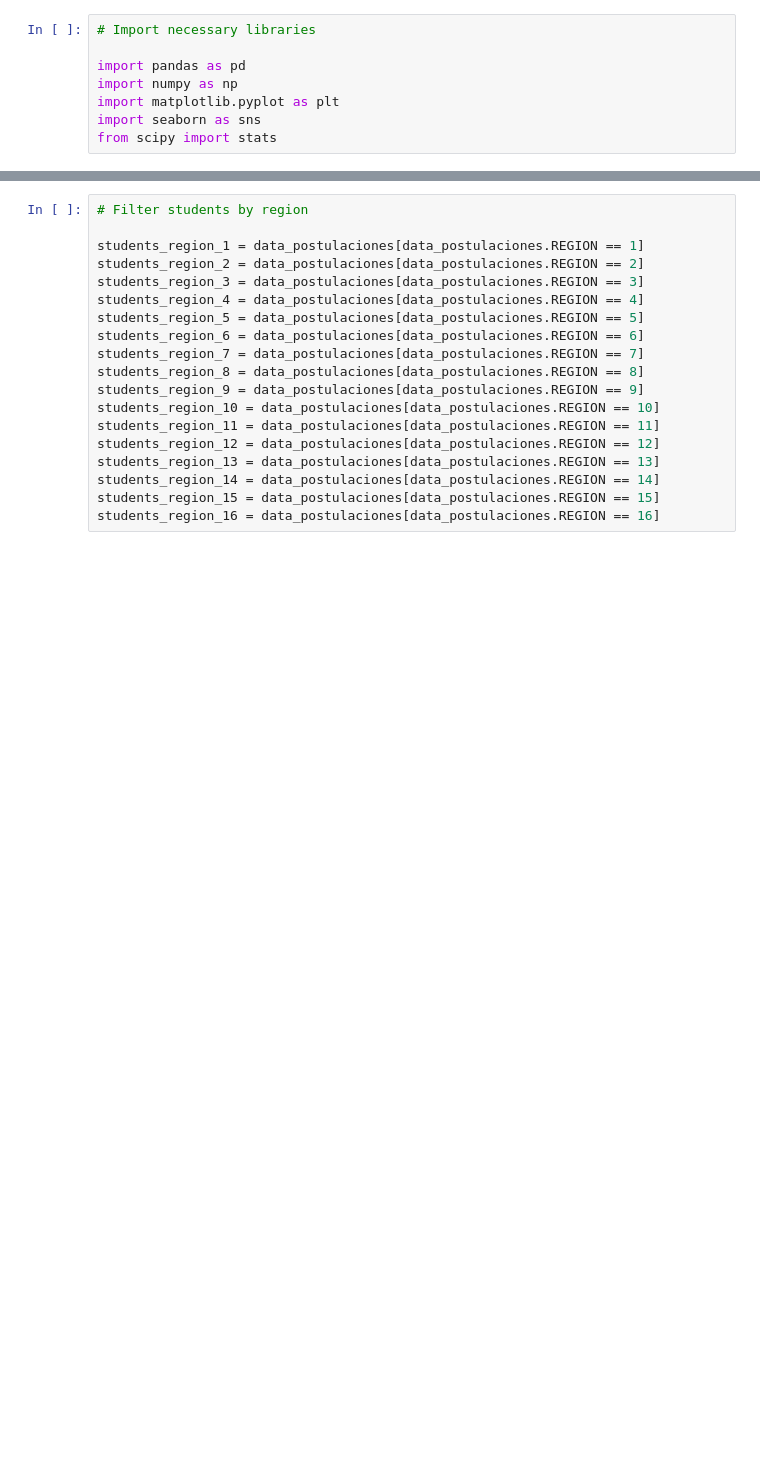
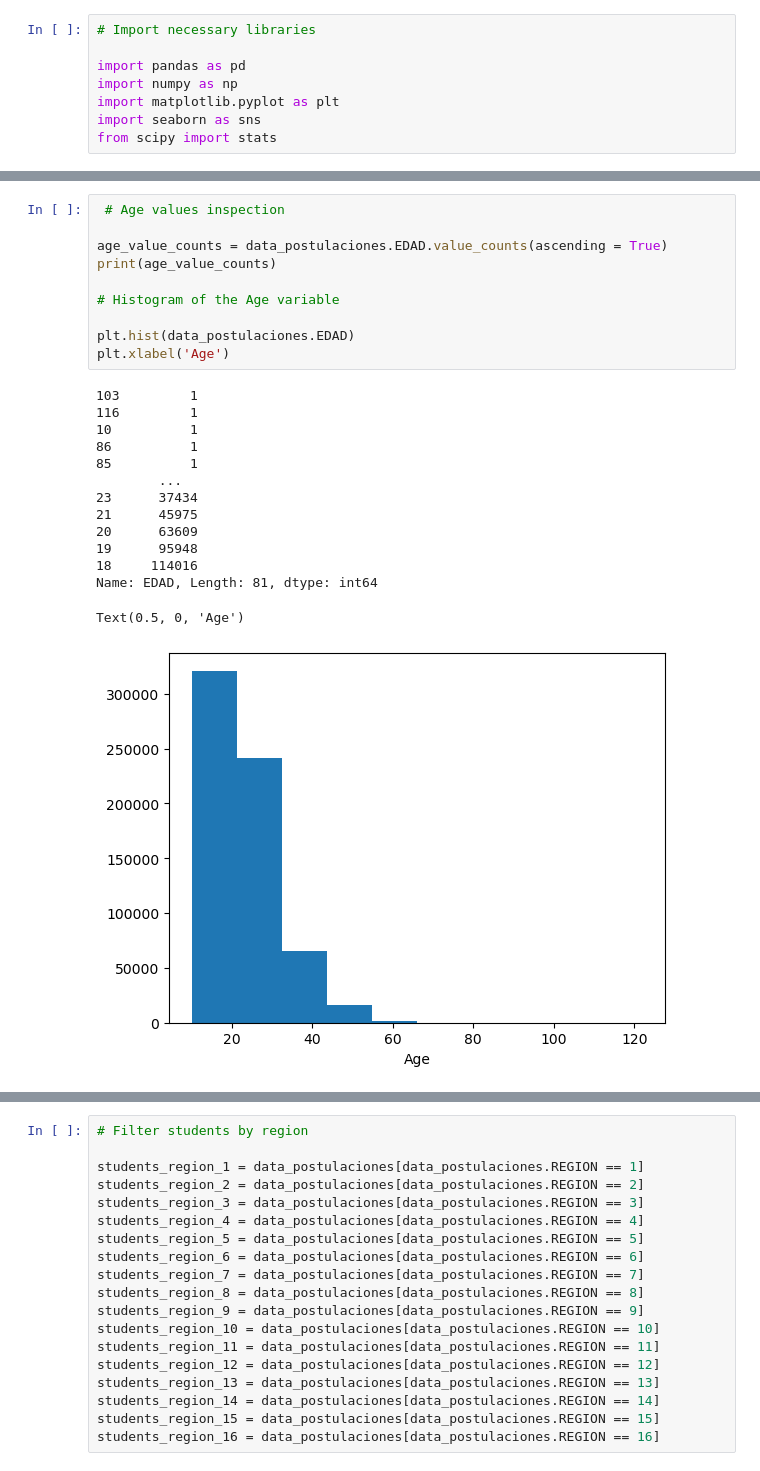
Before and after one commit to Claudio-AhumadaL/Chilean-State-Scholarship-Apllications-Data-2022, a Jupyter notebook: Data_postulacionesBecas_Claudio-AhumadaL.ipynb, the cells around one changed output, grey strips where cells are left out. Drawn from its saved outputs; the diff is of its cells as text; blank space fills up the shorter version.

```diff
--- a/Data_postulacionesBecas_Claudio-AhumadaL.ipynb
+++ b/Data_postulacionesBecas_Claudio-AhumadaL.ipynb
@@ -50 +68,26 @@ data_postulaciones = data_postulaciones[data_postulaciones["NEM"] > 100]
+# %%
+ # Age values inspection
+
+age_value_counts = data_postulaciones.EDAD.value_counts(ascending = True)
+print(age_value_counts)
+
+# Histogram of the Age variable
+
+plt.hist(data_postulaciones.EDAD)
+plt.xlabel('Age')
+# %% [output]
+103         1
+116         1
+10          1
+86          1
+85          1
+        ...
+23      37434
+21      45975
+20      63609
+19      95948
+18     114016
+Name: EDAD, Length: 81, dtype: int64
+Text(0.5, 0, 'Age')
+[figure, added]
 # %%
```
Also changed, not shown: parts of 13 cells of this notebook.
